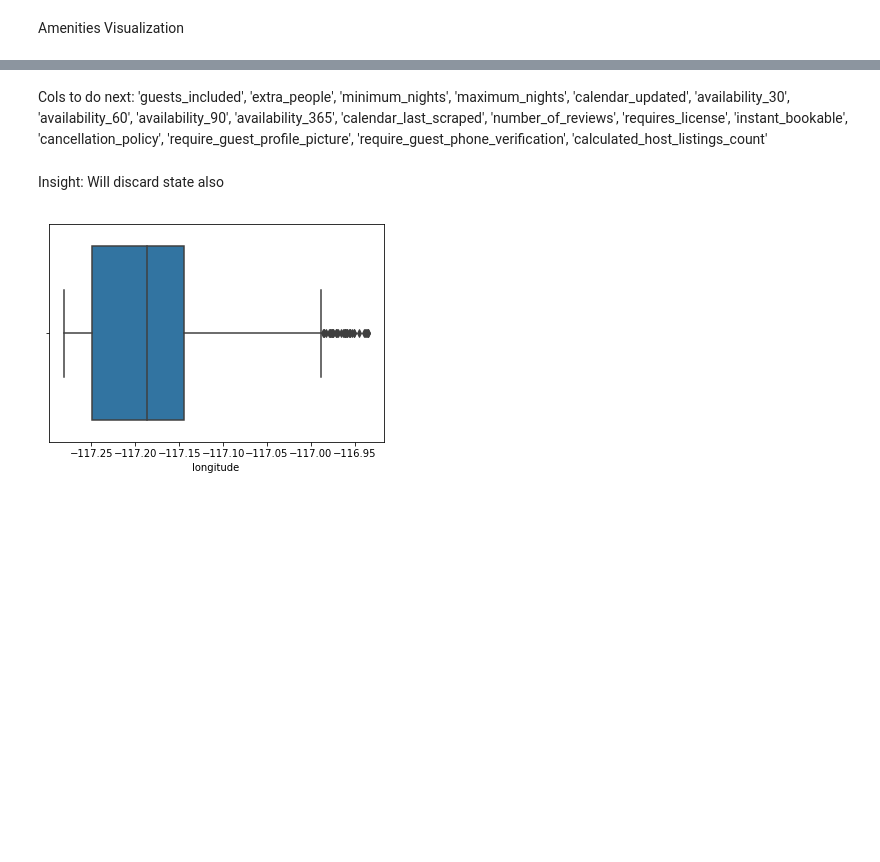
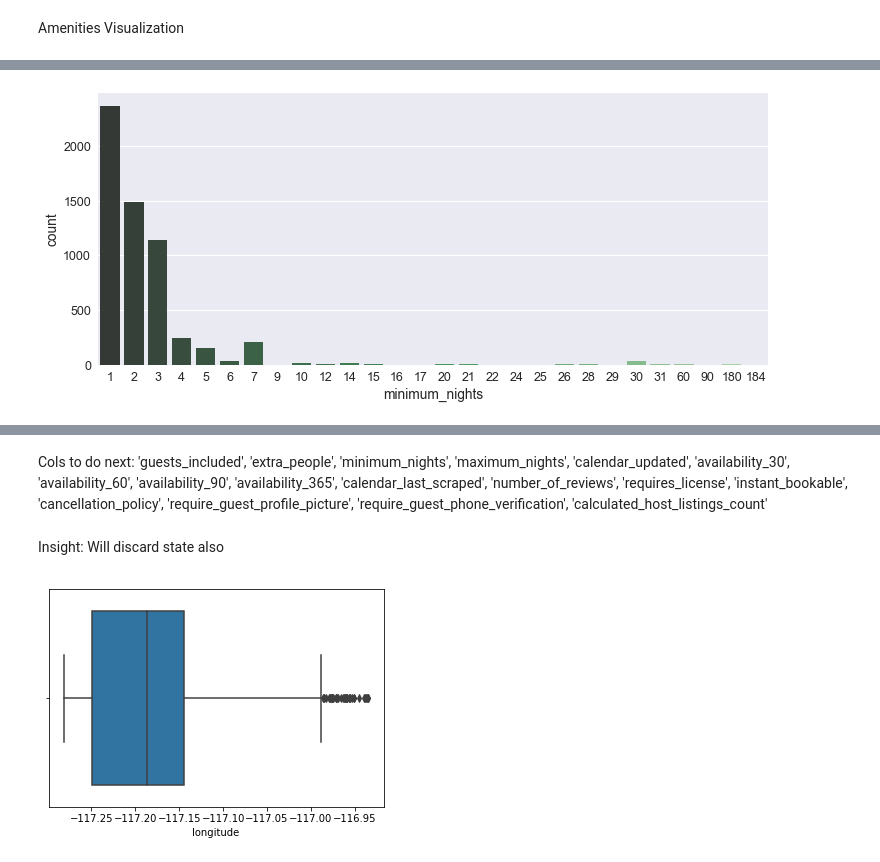
Before and after one commit to mas-dse-saachary/UCSD-MAS-Capstone-Project, a Jupyter notebook: dev/featureExploration.ipynb, the cells around one changed output, grey strips where cells are left out. Saved outputs shown, nothing was run; the diff lists cells and outputs as text; code cells hidden in the pictures; blank space fills up the shorter version.

```diff
--- a/dev/featureExploration.ipynb
+++ b/dev/featureExploration.ipynb
@@ -306,0 +309,6 @@ Name: has_Cable_TV, Length: 5753, dtype: float64
+# %%
+temp = pd.DataFrame(listings['minimum_nights'].astype(int))
+fig, ax = plt.subplots(figsize=(12,5))
+sb.countplot(ax=ax,x="minimum_nights", data=temp, palette="Greens_d");
+# %% [output]
+[figure, added]
```
Also changed, not shown: parts of 27 cells of this notebook.
